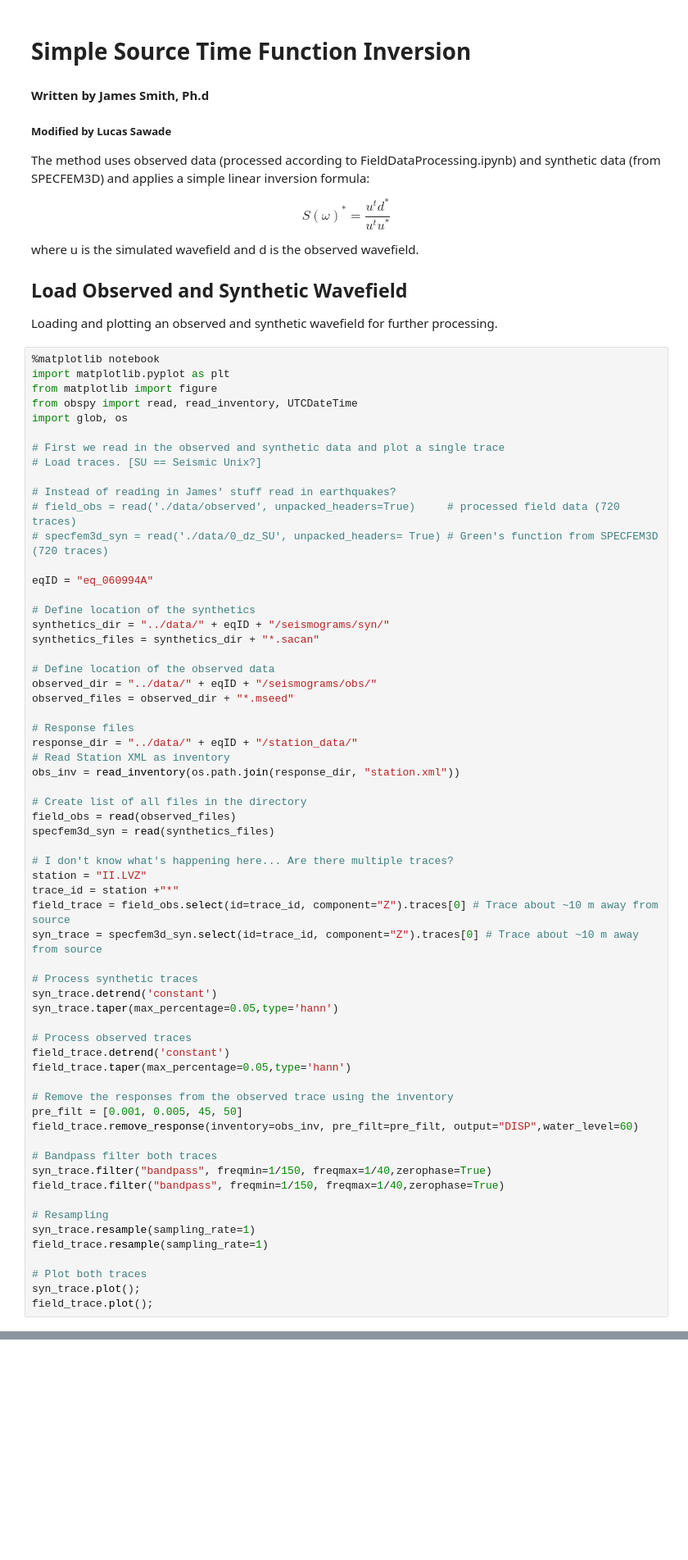
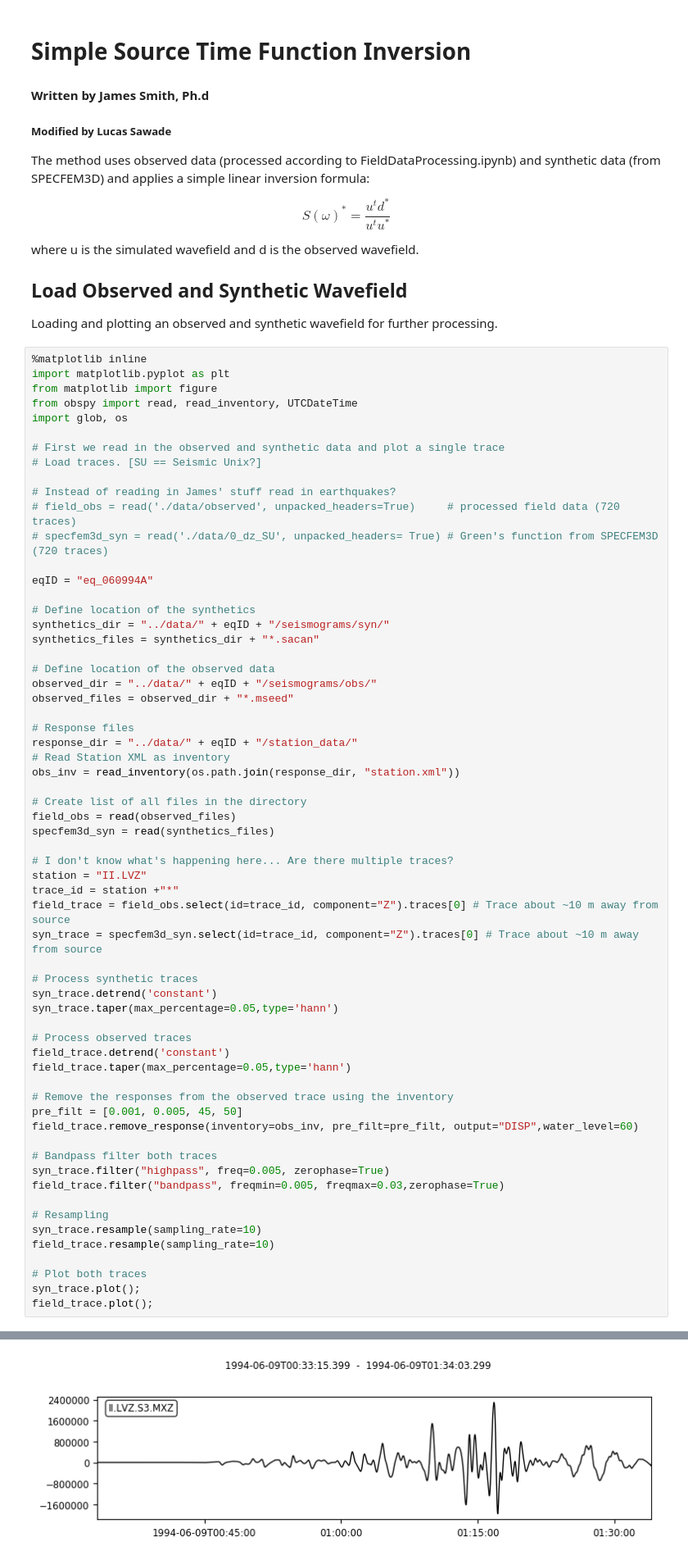
Before and after one commit to lsawade/gcmt3d, a Jupyter notebook: notebooks/source_inversion.ipynb, the cells around one changed output, grey strips where cells are left out. Shown: that part at 82% size. Drawn from its saved outputs; the diff is of its cells as text; blank space fills up the shorter version.

```diff
--- a/notebooks/source_inversion.ipynb
+++ b/notebooks/source_inversion.ipynb
@@ -16,7 +16,7 @@ where u is the simulated wavefield and d is the observed wavefield.
 
 Loading and plotting an observed and synthetic wavefield for further processing.
 # %%
-%matplotlib notebook
+%matplotlib inline
 import matplotlib.pyplot as plt
 from matplotlib import figure
 from obspy import read, read_inventory, UTCDateTime
@@ -67,12 +67,12 @@ pre_filt = [0.001, 0.005, 45, 50]
 field_trace.remove_response(inventory=obs_inv, pre_filt=pre_filt, output="DISP",water_level=60)
 
 # Bandpass filter both traces
-syn_trace.filter("bandpass", freqmin=1/150, freqmax=1/40,zerophase=True)
-field_trace.filter("bandpass", freqmin=1/150, freqmax=1/40,zerophase=True)
+syn_trace.filter("highpass", freq=0.005, zerophase=True)
+field_trace.filter("bandpass", freqmin=0.005, freqmax=0.03,zerophase=True)
 
 # Resampling
-syn_trace.resample(sampling_rate=1)
-field_trace.resample(sampling_rate=1)
+syn_trace.resample(sampling_rate=10)
+field_trace.resample(sampling_rate=10)
 
 # Plot both traces
 syn_trace.plot();
@@ -81,0 +81 @@ FileNotFoundError: [Errno 2] No such file or directory: '../data/eq_060994A/stat
+[figure, added]
```
Also changed, not shown: parts of 12 cells of this notebook.
